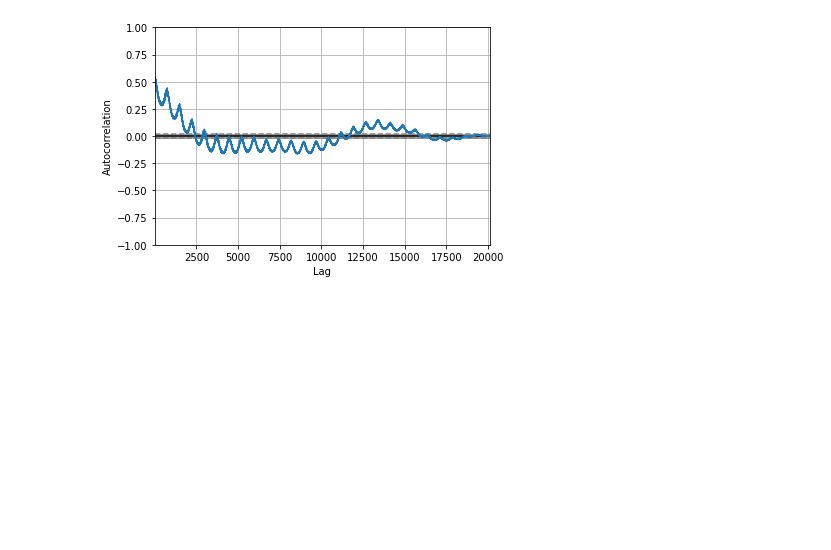
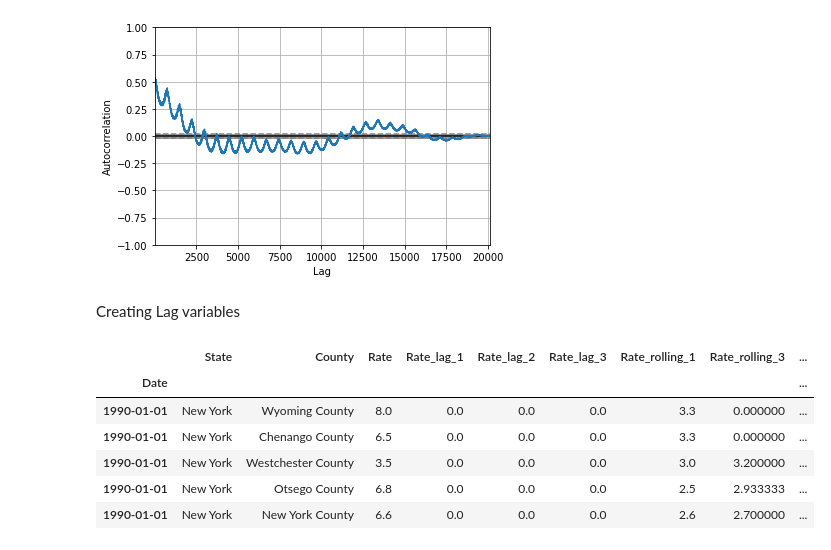
Before and after one commit to ArthDh/ECE-225, a Jupyter notebook: notebooks/reg_testing2.ipynb, the cells around one changed output. Saved outputs shown, nothing was run; the diff lists cells and outputs as text; code cells hidden in the pictures; blank space fills up the shorter version.

```diff
--- a/notebooks/reg_testing2.ipynb
+++ b/notebooks/reg_testing2.ipynb
@@ -108,3 +109,5 @@ pd.plotting.autocorrelation_plot(df_ny.Rate)
 # %% [output]
 <AxesSubplot:xlabel='Lag', ylabel='Autocorrelation'>
 [figure]
+# %% [markdown]
+Creating Lag variables
@@ -110,0 +122,10 @@ pd.plotting.autocorrelation_plot(df_ny.Rate)
+# %%
+df_ny.head()
+# %% [output]
+|  | State | County | Rate | Rate_lag_1 | Rate_lag_2 | Rate_lag_3 | Rate_rolling_1 | Rate_rolling_3 | ... |
+| Date |  |  |  |  |  |  |  |  | ... |
+| 1990-01-01 | New York | Wyoming County | 8.0 | 0.0 | 0.0 | 0.0 | 3.3 | 0.000000 | ... |
+| 1990-01-01 | New York | Chenango County | 6.5 | 0.0 | 0.0 | 0.0 | 3.3 | 0.000000 | ... |
+| 1990-01-01 | New York | Westchester County | 3.5 | 0.0 | 0.0 | 0.0 | 3.0 | 3.200000 | ... |
+| 1990-01-01 | New York | Otsego County | 6.8 | 0.0 | 0.0 | 0.0 | 2.5 | 2.933333 | ... |
+| 1990-01-01 | New York | New York County | 6.6 | 0.0 | 0.0 | 0.0 | 2.6 | 2.700000 | ... |
```
Also changed, not shown: parts of 15 cells of this notebook.
